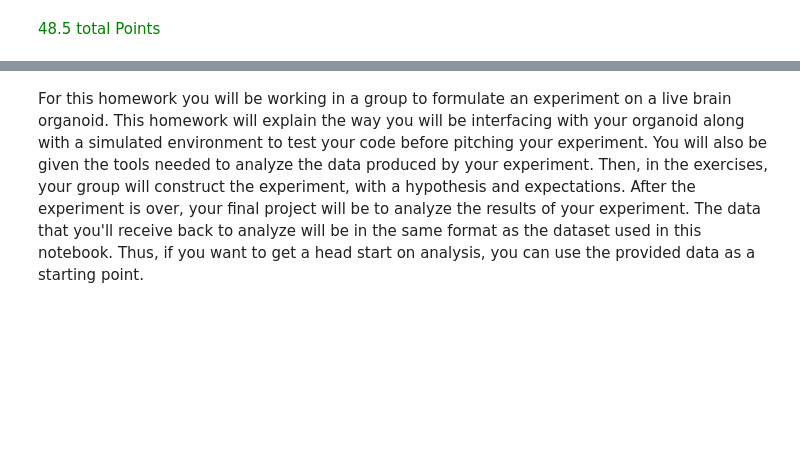
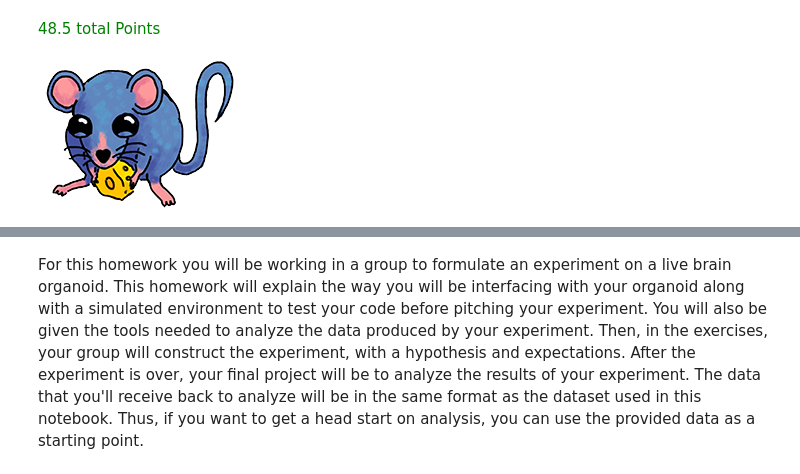
Before and after one commit to Braingeneers-Education/WetAI-Organoid-Training, a Jupyter notebook: organoid_training.ipynb, the cells around one changed output, grey strips where cells are left out. Drawn from its saved outputs; the diff is of its cells as text; code cells hidden in the pictures; blank space fills up the shorter version.

Commit message:
testing image

```diff
--- a/organoid_training.ipynb
+++ b/organoid_training.ipynb
@@ -2,3 +2,8 @@
 <font size=7><b> Organoid Training Part 1
 # %% [markdown]
 <font color="green">48.5 total Points
+# %%
+from IPython.display import Image
+Image(filename='.images/mouse_mascot_transp_downsized.png')
+# %% [output]
+[figure, added]
```
Also changed, not shown: parts of 1 cell of this notebook, 1 other file.
